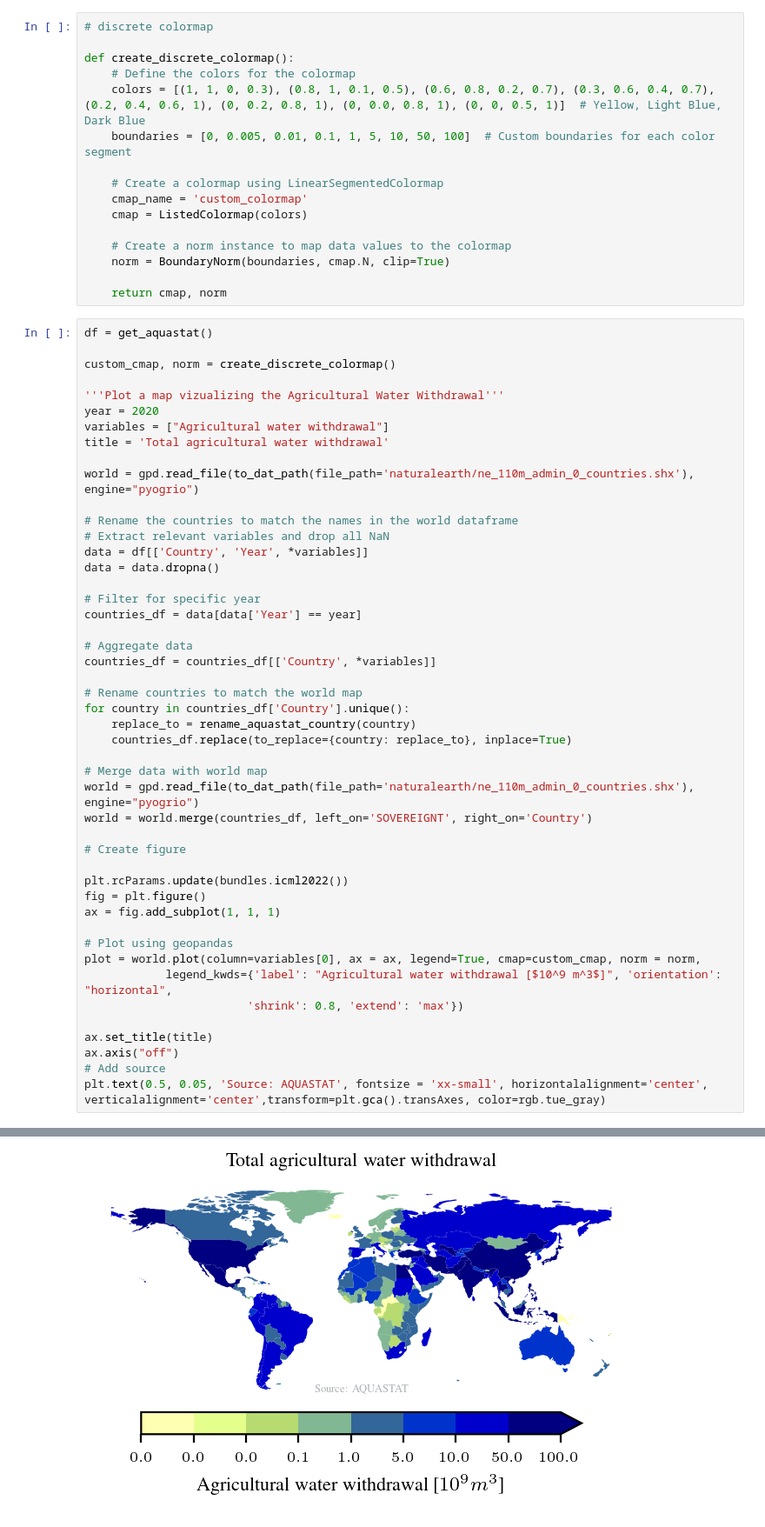
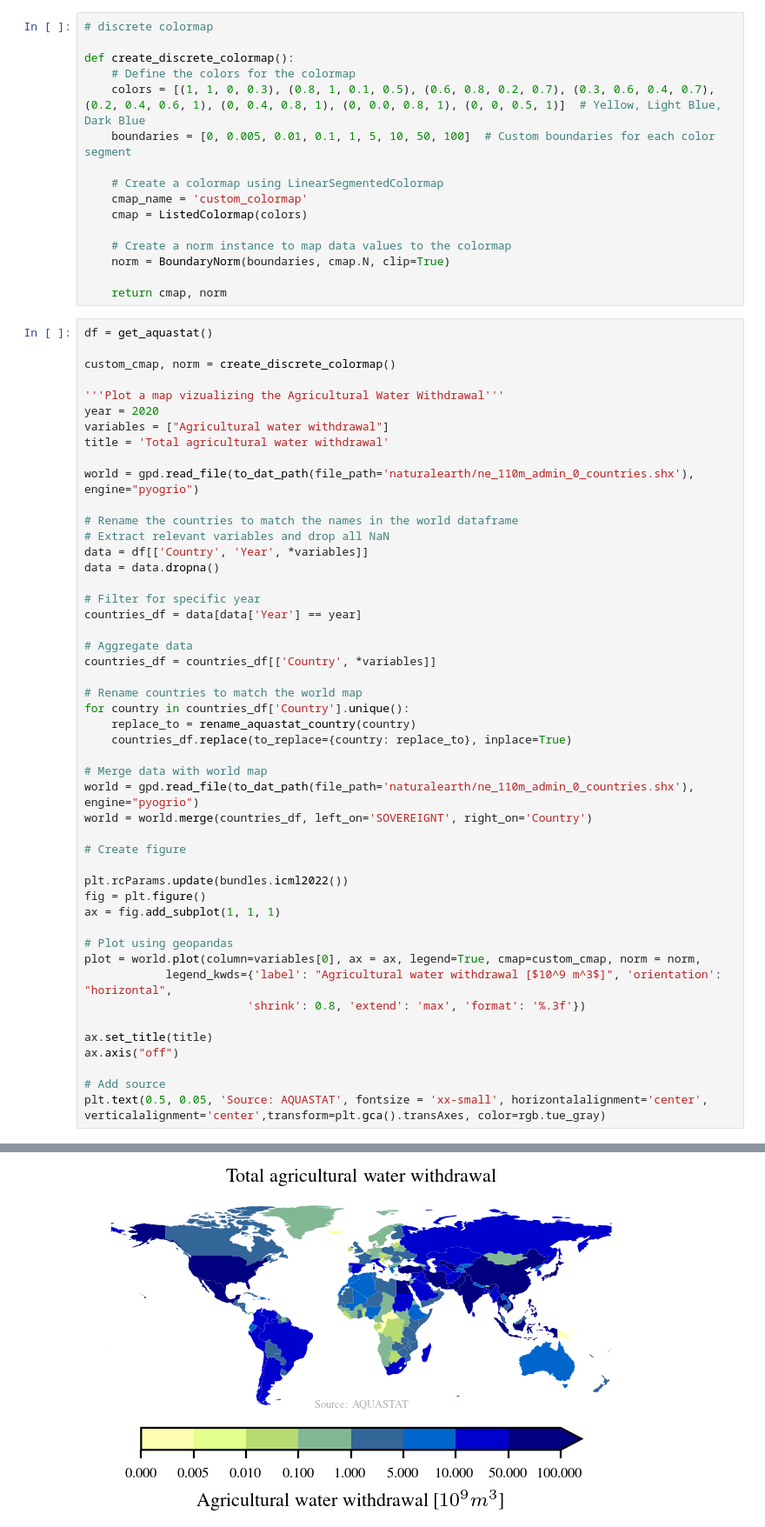
Before and after one commit to am9zZWY/team-aqua, a Jupyter notebook: exp/exp_agricultural_water_usage.ipynb, the cells around one changed output, grey strips where cells are left out. Shown at 87% size. Saved outputs shown, nothing was run; the diff lists cells and outputs as text.

```diff
--- a/exp/exp_agricultural_water_usage.ipynb
+++ b/exp/exp_agricultural_water_usage.ipynb
@@ -98,7 +102,7 @@ Cultivated area (arable land + permanent crops)
 
 def create_discrete_colormap():
     # Define the colors for the colormap
-    colors = [(1, 1, 0, 0.3), (0.8, 1, 0.1, 0.5), (0.6, 0.8, 0.2, 0.7), (0.3, 0.6, 0.4, 0.7), (0.2, 0.4, 0.6, 1), (0, 0.2, 0.8, 1), (0, 0.0, 0.8, 1), (0, 0, 0.5, 1)]  # Yellow, Light Blue, Dark Blue
+    colors = [(1, 1, 0, 0.3), (0.8, 1, 0.1, 0.5), (0.6, 0.8, 0.2, 0.7), (0.3, 0.6, 0.4, 0.7), (0.2, 0.4, 0.6, 1), (0, 0.4, 0.8, 1), (0, 0.0, 0.8, 1), (0, 0, 0.5, 1)]  # Yellow, Light Blue, Dark Blue
     boundaries = [0, 0.005, 0.01, 0.1, 1, 5, 10, 50, 100]  # Custom boundaries for each color segment
 
     # Create a colormap using LinearSegmentedColormap
@@ -150,10 +154,11 @@ ax = fig.add_subplot(1, 1, 1)
 # Plot using geopandas
 plot = world.plot(column=variables[0], ax = ax, legend=True, cmap=custom_cmap, norm = norm,
             legend_kwds={'label': "Agricultural water withdrawal [$10^9 m^3$]", 'orientation': "horizontal",
-                        'shrink': 0.8, 'extend': 'max'})
+                        'shrink': 0.8, 'extend': 'max', 'format': '%.3f'})
 
 ax.set_title(title)
 ax.axis("off")
+
 # Add source
 plt.text(0.5, 0.05, 'Source: AQUASTAT', fontsize = 'xx-small', horizontalalignment='center', verticalalignment='center',transform=plt.gca().transAxes, color=rgb.tue_gray)
 # %% [output]
@@ -162,2 +168,2 @@ Getting AQUASTAT dataframe from fao_aquastat.csv ...
 Text(0.5, 0.05, 'Source: AQUASTAT')
-[figure, old version]
+[figure, new version]
```
Also changed, not shown: parts of 21 cells of this notebook.
